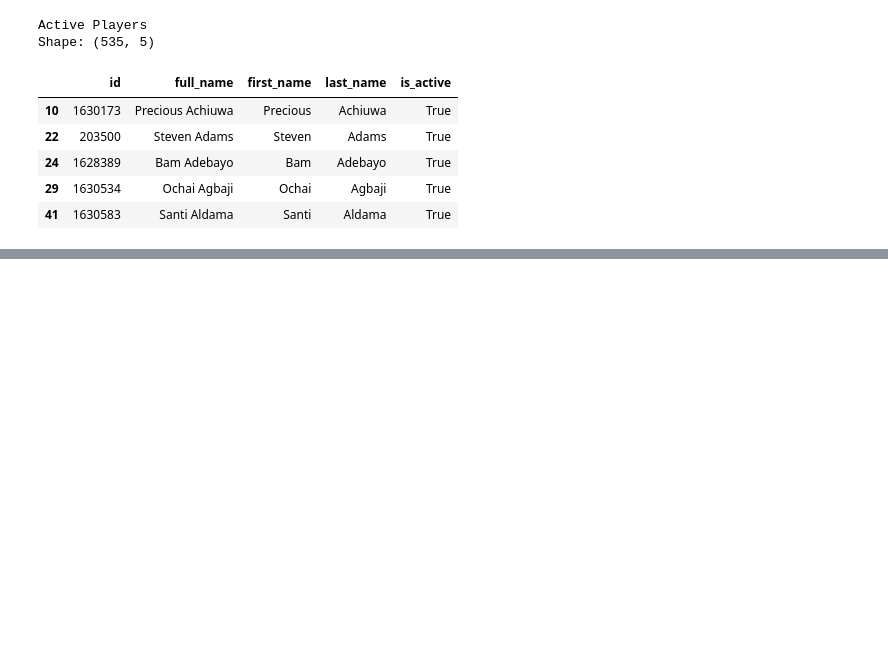
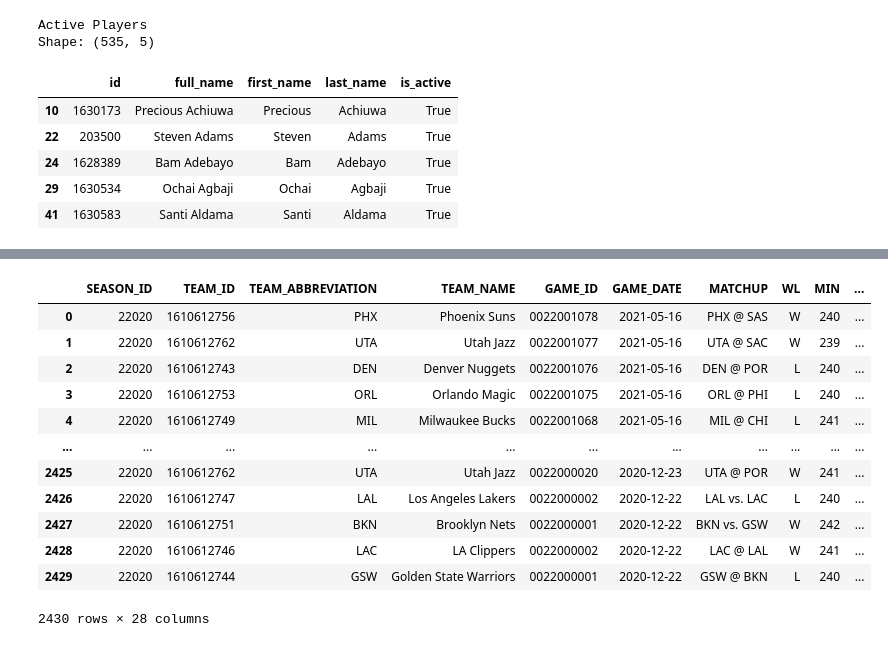
Before and after one commit to brownbrandon272/basketball, a Jupyter notebook: scripts/nba_api_testing.ipynb, the cells around one changed output, grey strips where cells are left out. Drawn from its saved outputs; the diff is of its cells as text; code cells hidden in the pictures; blank space fills up the shorter version.

```diff
--- a/scripts/nba_api_testing.ipynb
+++ b/scripts/nba_api_testing.ipynb
@@ -293,0 +755,20 @@ playerprofilev2.PlayerProfileV2(player_id='2544').get_data_frames()[0]
+# %%
+# LeagueGameFinder
+from nba_api.stats.endpoints import leaguegamefinder
+
+lg_df = leaguegamefinder.LeagueGameFinder(season_nullable='2020-21', season_type_nullable='Regular Season').get_data_frames()[0]
+lg_df
+# %% [output]
+|  | SEASON_ID | TEAM_ID | TEAM_ABBREVIATION | TEAM_NAME | GAME_ID | GAME_DATE | MATCHUP | WL | MIN | ... |
+| 0 | 22020 | 1610612756 | PHX | Phoenix Suns | 0022001078 | 2021-05-16 | PHX @ SAS | W | 240 | ... |
+| 1 | 22020 | 1610612762 | UTA | Utah Jazz | 0022001077 | 2021-05-16 | UTA @ SAC | W | 239 | ... |
+| 2 | 22020 | 1610612743 | DEN | Denver Nuggets | 0022001076 | 2021-05-16 | DEN @ POR | L | 240 | ... |
+| 3 | 22020 | 1610612753 | ORL | Orlando Magic | 0022001075 | 2021-05-16 | ORL @ PHI | L | 240 | ... |
+| 4 | 22020 | 1610612749 | MIL | Milwaukee Bucks | 0022001068 | 2021-05-16 | MIL @ CHI | L | 241 | ... |
+| ... | ... | ... | ... | ... | ... | ... | ... | ... | ... | ... |
+| 2425 | 22020 | 1610612762 | UTA | Utah Jazz | 0022000020 | 2020-12-23 | UTA @ POR | W | 241 | ... |
+| 2426 | 22020 | 1610612747 | LAL | Los Angeles Lakers | 0022000002 | 2020-12-22 | LAL vs. LAC | L | 240 | ... |
+| 2427 | 22020 | 1610612751 | BKN | Brooklyn Nets | 0022000001 | 2020-12-22 | BKN vs. GSW | W | 242 | ... |
+| 2428 | 22020 | 1610612746 | LAC | LA Clippers | 0022000002 | 2020-12-22 | LAC @ LAL | W | 241 | ... |
+| 2429 | 22020 | 1610612744 | GSW | Golden State Warriors | 0022000001 | 2020-12-22 | GSW @ BKN | L | 240 | ... |
+2430 rows × 28 columns
```
Also changed, not shown: parts of 24 cells of this notebook, 10 other files.
